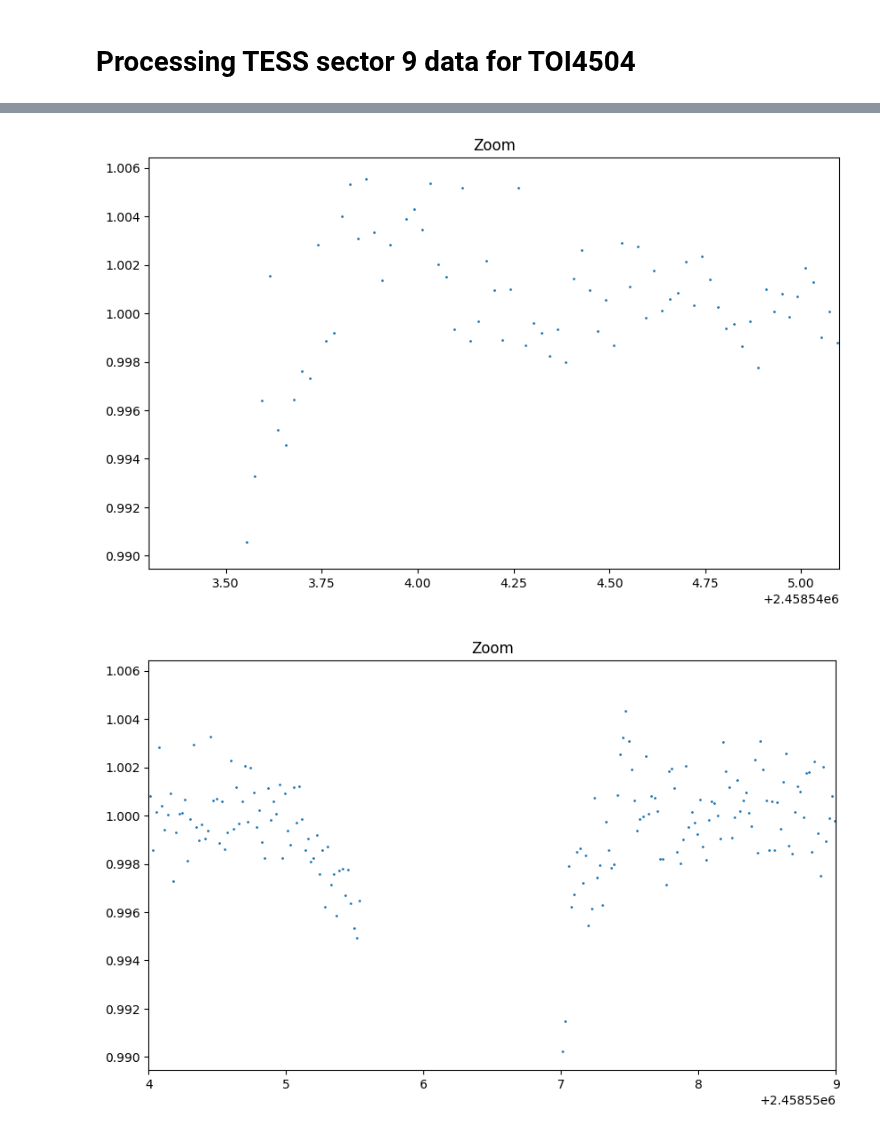
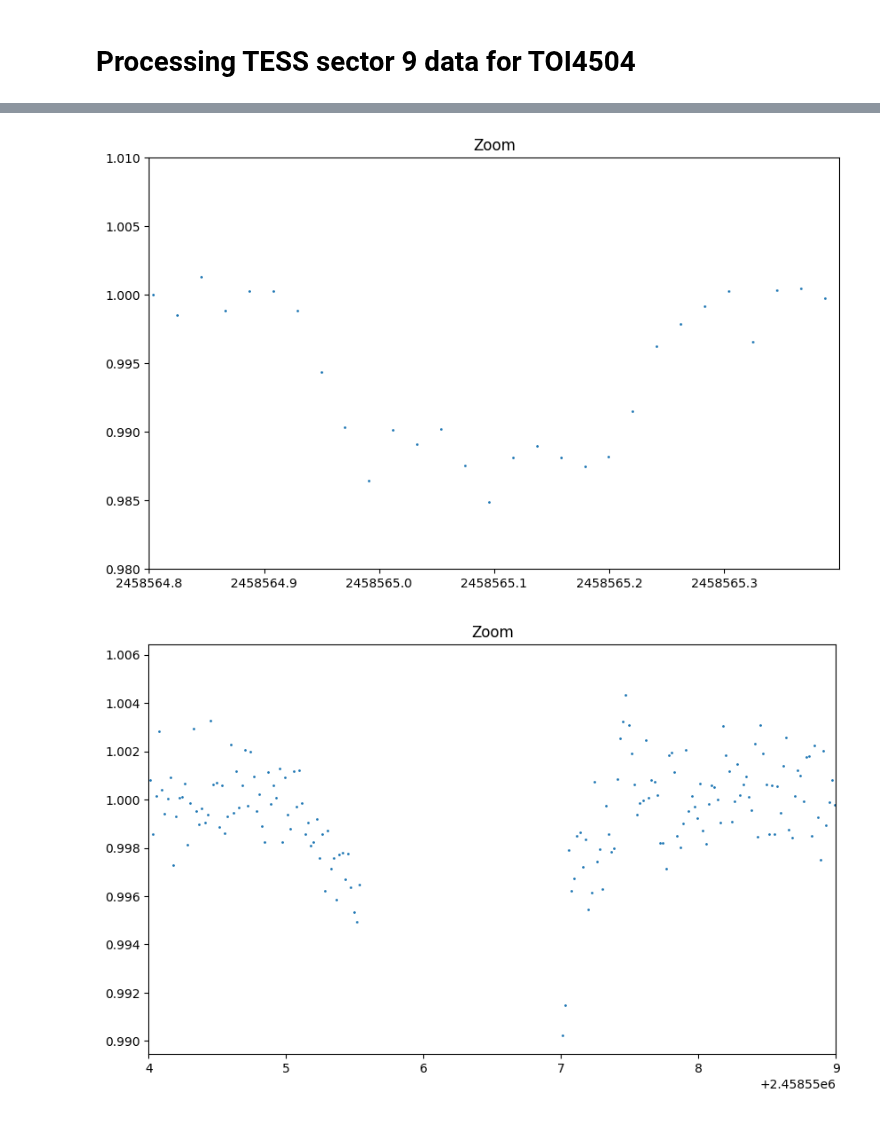
Before and after one commit to lichtgestalter/curvesimulator, a Jupyter notebook: process_TESS_data/process_sector_009.ipynb, the cells around one changed output, grey strips where cells are left out. Drawn from its saved outputs; the diff is of its cells as text; code cells hidden in the pictures.

```diff
--- a/process_TESS_data/process_sector_009.ipynb
+++ b/process_TESS_data/process_sector_009.ipynb
@@ -5,9 +5,9 @@
 import sys
 sys.path.append('../src/curvesimulator/')
 from cs_flux_data import *
-path = '../research/star_systems/TOI-4504/lightkurve/'
+path = '../data/TOI-4504/downloads/'
 # %%
-full_path = path+"9/9_TGLC_1800.csv"
+full_path = path+"9_QLP_1800.csv"
 df = csv2df(full_path)
 df = tesstime2bjd(df)
 plot_this(df.time, [df.flux], ["flux"], title="Original data")
@@ -30,7 +30,7 @@ df
 # %%
-plot_this(df.time, [df.flux], ["flux"], title="Zoom", left=2458543.3, right=2458545.1)
+plot_this(df.time, [df.flux], ["flux"], title="Zoom", left=2458564.8, right=2458565.4, top=1.01, bottom=0.98)
 # %% [output]
-[figure, old version]
+[figure, new version]
 # %%
 plot_this(df.time, [df.flux], ["flux"], title="Zoom", left=2458554, right=2458559)
 # %% [output]
```
Also changed, not shown: parts of 1 cell of this notebook, 8 other files.
